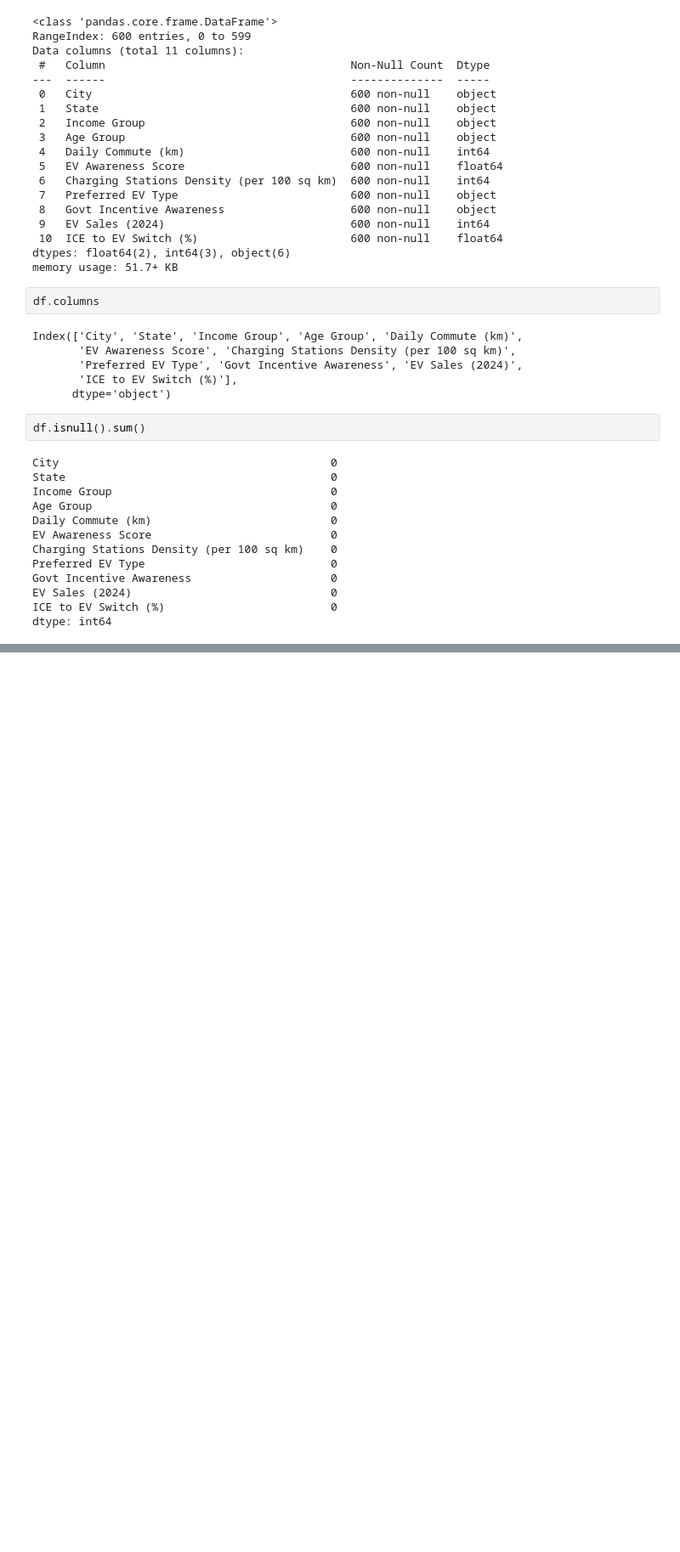
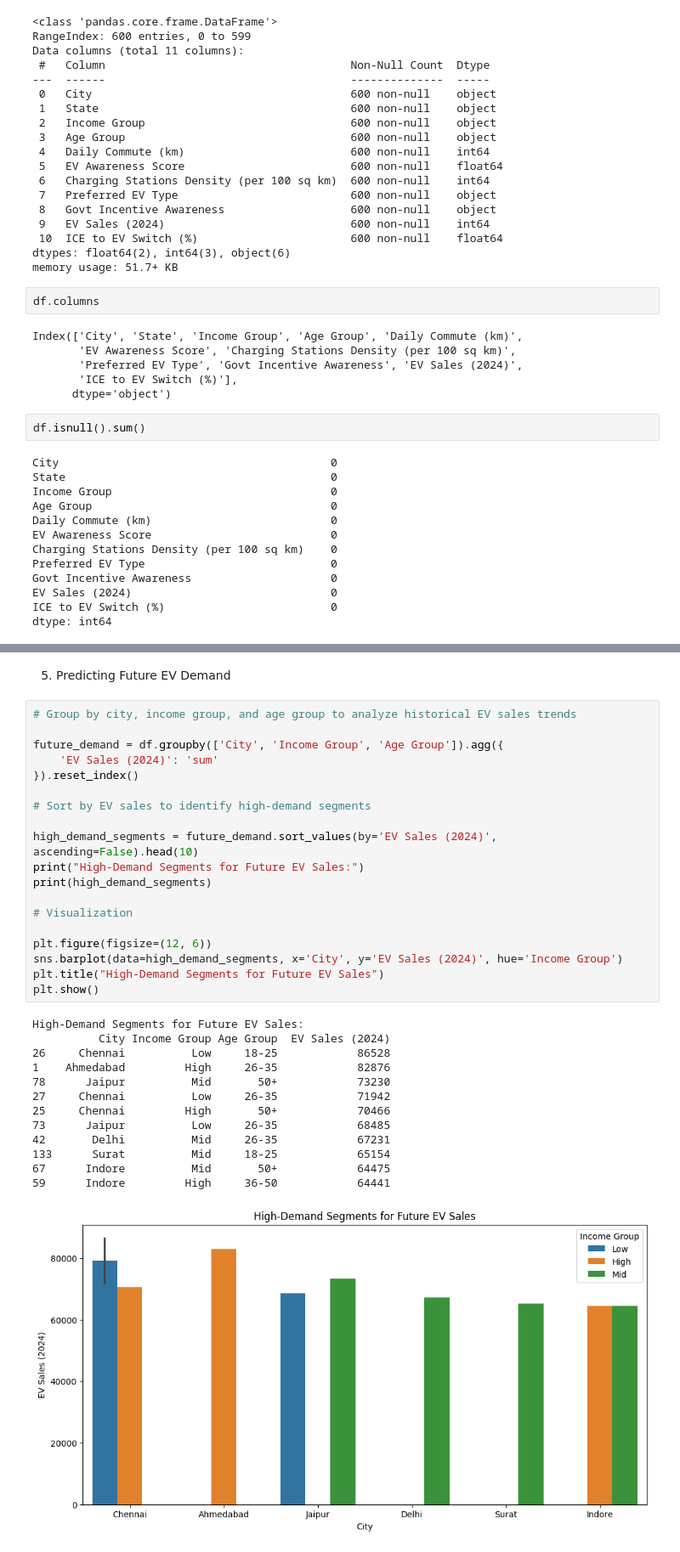
Before and after one commit to mukeshsharma99/EV-Market-Segmentation-in-India-2024, a Jupyter notebook: EV_market_segmentation_India.ipynb, the cells around one changed output, grey strips where cells are left out. Shown at 85% size. Cells and saved outputs as stored; diff of their text form; blank space fills up the shorter version.

```diff
--- a/EV_market_segmentation_India.ipynb
+++ b/EV_market_segmentation_India.ipynb
@@ -90,0 +194,35 @@ dtype: int64
+# %% [markdown]
+5. Predicting Future EV Demand
+# %%
+# Group by city, income group, and age group to analyze historical EV sales trends
+
+future_demand = df.groupby(['City', 'Income Group', 'Age Group']).agg({
+    'EV Sales (2024)': 'sum'
+}).reset_index()
+
+# Sort by EV sales to identify high-demand segments
+
+high_demand_segments = future_demand.sort_values(by='EV Sales (2024)', ascending=False).head(10)
+print("High-Demand Segments for Future EV Sales:")
+print(high_demand_segments)
+
+# Visualization
+
+plt.figure(figsize=(12, 6))
+sns.barplot(data=high_demand_segments, x='City', y='EV Sales (2024)', hue='Income Group')
+plt.title("High-Demand Segments for Future EV Sales")
+plt.show()
+# %% [output]
+High-Demand Segments for Future EV Sales:
+          City Income Group Age Group  EV Sales (2024)
+26     Chennai          Low     18-25            86528
+1    Ahmedabad         High     26-35            82876
+78      Jaipur          Mid       50+            73230
+27     Chennai          Low     26-35            71942
+25     Chennai         High       50+            70466
+73      Jaipur          Low     26-35            68485
+42       Delhi          Mid     26-35            67231
+133      Surat          Mid     18-25            65154
+67      Indore          Mid       50+            64475
+59      Indore         High     36-50            64441
+[figure, added]
```
Also changed, not shown: parts of 33 cells of this notebook.
